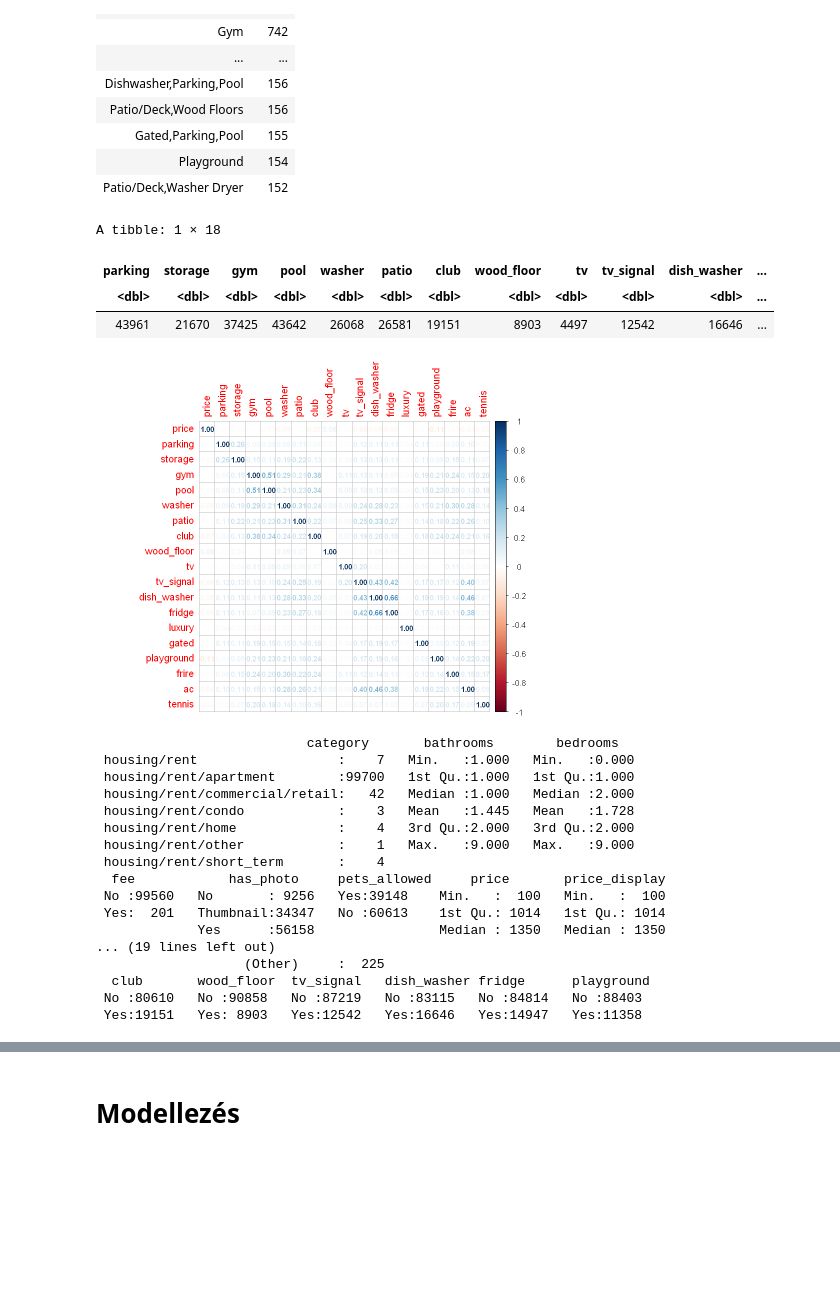
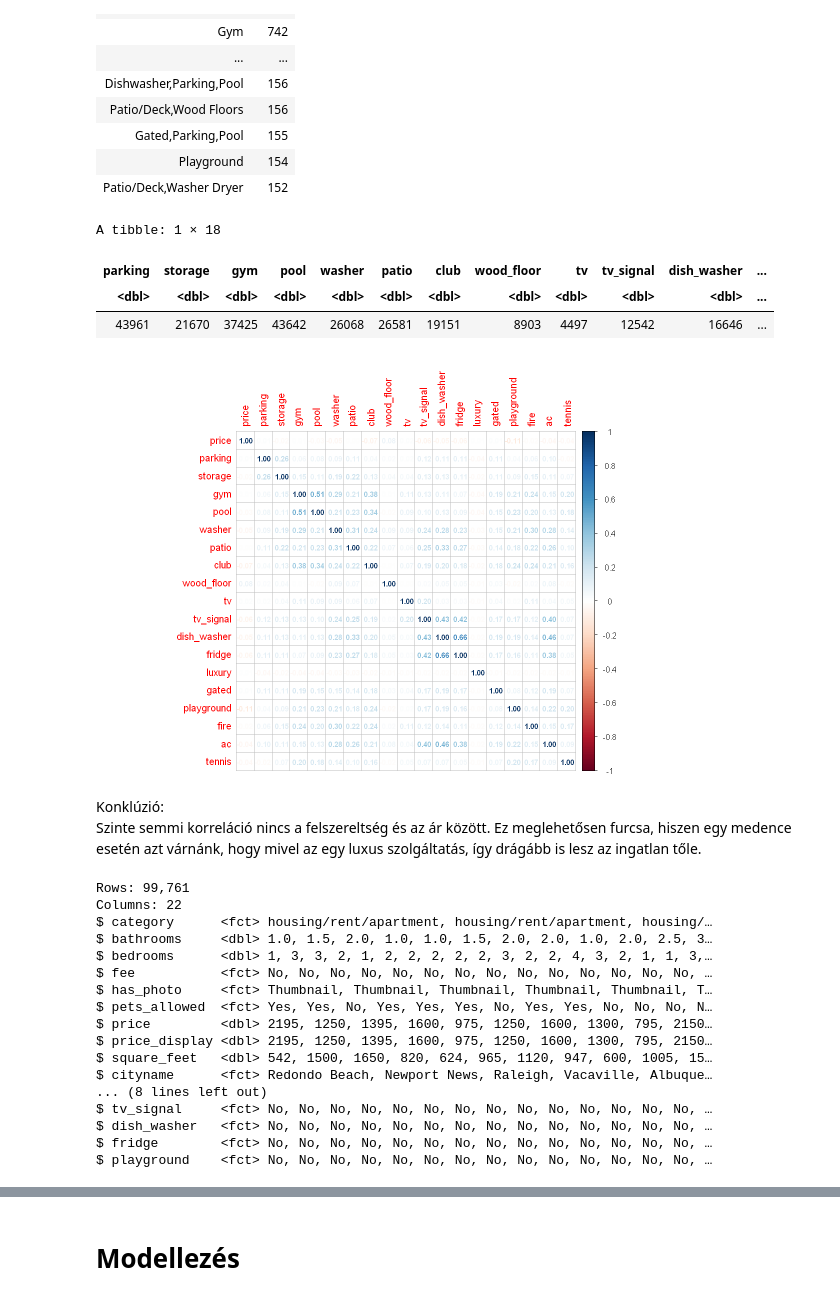
Before and after one commit to N0-0BIE/EX9BLV_ABTG, a Jupyter notebook: code/project.ipynb, the cells around one changed output, grey strips where cells are left out. Cells and saved outputs as stored; diff of their text form; code cells hidden in the pictures; blank space fills up the shorter version.

```diff
--- a/code/project.ipynb
+++ b/code/project.ipynb
@@ -321,40 +310,38 @@ mutate(parking     = as.numeric(grepl("Parking"           , amenities, fixed = T
        club        = as.numeric(grepl("Clubhouse"         , amenities, fixed = TRUE)),
        wood_floor  = as.numeric(grepl("Wood Floors"       , amenities, fixed = TRUE)),
        tv          = as.numeric(grepl("TV"                , amenities, fixed = TRUE)),
        tv_signal   = as.numeric(grepl("Cable or Satellite", amenities, fixed = TRUE)),
        dish_washer = as.numeric(grepl("Dishwasher"        , amenities, fixed = TRUE)),
        fridge      = as.numeric(grepl("Refrigerator"      , amenities, fixed = TRUE)),
        luxury      = as.numeric(grepl("Luxury"            , amenities, fixed = TRUE)),
        gated       = as.numeric(grepl("Gated"             , amenities, fixed = TRUE)),
        playground  = as.numeric(grepl("Playground"        , amenities, fixed = TRUE)),
-       frire       = as.numeric(grepl("Fireplace"         , amenities, fixed = TRUE)),
+       fire        = as.numeric(grepl("Fireplace"         , amenities, fixed = TRUE)),
        ac          = as.numeric(grepl("AC"                , amenities, fixed = TRUE)),
        tennis      = as.numeric(grepl("Tennis"            , amenities, fixed = TRUE)),
 ) %>%
 select(-amenities)
 
 # Az érintett darabszámok vizsgálata
 df_amenities_list = df_amenities %>%
 select(-price) %>%
 summarise_all(sum)
 
 head(df_amenities_list)
 
 # Korreláció vizsgálata a price-hoz képest
 df_amenities %>%
 cor() %>%
 corrplot(method="number", number.cex=0.75)
-
-# Konklúzió:
-# Szinte semmi korreláció nincs a felszereltség és az ár között.
-# Ez meglehetősen furcsa, hiszen egy medence esetén azt várnánk,
-# hogy mivel az egy luxus szolgáltatás, így drágább is lesz.
 # %% [output]
 A tibble: 1 × 18
 | parking | storage | gym | pool | washer | patio | club | wood_floor | tv | tv_signal | dish_washer | ... |
 | <dbl> | <dbl> | <dbl> | <dbl> | <dbl> | <dbl> | <dbl> | <dbl> | <dbl> | <dbl> | <dbl> | ... |
 | 43961 | 21670 | 37425 | 43642 | 26068 | 26581 | 19151 | 8903 | 4497 | 12542 | 16646 | ... |
-[figure, old version]
+[figure, new version]
+# %% [markdown]
+Konklúzió:
+Szinte semmi korreláció nincs a felszereltség és az ár között. Ez meglehetősen furcsa, hiszen egy medence esetén azt várnánk, hogy mivel az egy luxus szolgáltatás, így drágább is lesz az ingatlan tőle.
 # %%
 # Amenities (felszereltség) kategória kezelése 3.
 # A vizsgálat alapján a legjobb korrelációjú felszereltségek felhasználása
@@ -379,25 +366,25 @@ dfc = mutate(dfc,
 
 dfc = select(dfc, -amenities)
 
-summary(dfc)
+glimpse(dfc)
 # %% [output]
-                           category       bathrooms        bedrooms
- housing/rent                  :    7   Min.   :1.000   Min.   :0.000
- housing/rent/apartment        :99700   1st Qu.:1.000   1st Qu.:1.000
- housing/rent/commercial/retail:   42   Median :1.000   Median :2.000
- housing/rent/condo            :    3   Mean   :1.445   Mean   :1.728
- housing/rent/home             :    4   3rd Qu.:2.000   3rd Qu.:2.000
- housing/rent/other            :    1   Max.   :9.000   Max.   :9.000
- housing/rent/short_term       :    4
-  fee            has_photo     pets_allowed     price       price_display
- No :99560   No       : 9256   Yes:39148    Min.   :  100   Min.   :  100
- Yes:  201   Thumbnail:34347   No :60613    1st Qu.: 1014   1st Qu.: 1014
-             Yes      :56158                Median : 1350   Median : 1350
-... (19 lines left out)
-                   (Other)     :  225
-  club       wood_floor  tv_signal   dish_washer fridge      playground
- No :80610   No :90858   No :87219   No :83115   No :84814   No :88403
- Yes:19151   Yes: 8903   Yes:12542   Yes:16646   Yes:14947   Yes:11358
+Rows: 99,761
+Columns: 22
+$ category      <fct> housing/rent/apartment, housing/rent/apartment, housing/…
+$ bathrooms     <dbl> 1.0, 1.5, 2.0, 1.0, 1.0, 1.5, 2.0, 2.0, 1.0, 2.0, 2.5, 3…
+$ bedrooms      <dbl> 1, 3, 3, 2, 1, 2, 2, 2, 2, 2, 3, 2, 2, 4, 3, 2, 1, 1, 3,…
+$ fee           <fct> No, No, No, No, No, No, No, No, No, No, No, No, No, No, …
+$ has_photo     <fct> Thumbnail, Thumbnail, Thumbnail, Thumbnail, Thumbnail, T…
+$ pets_allowed  <fct> Yes, Yes, No, Yes, Yes, Yes, No, Yes, Yes, No, No, No, N…
+$ price         <dbl> 2195, 1250, 1395, 1600, 975, 1250, 1600, 1300, 795, 2150…
+$ price_display <dbl> 2195, 1250, 1395, 1600, 975, 1250, 1600, 1300, 795, 2150…
+$ square_feet   <dbl> 542, 1500, 1650, 820, 624, 965, 1120, 947, 600, 1005, 15…
+$ cityname      <fct> Redondo Beach, Newport News, Raleigh, Vacaville, Albuque…
+... (8 lines left out)
+$ tv_signal     <fct> No, No, No, No, No, No, No, No, No, No, No, No, No, No, …
+$ dish_washer   <fct> No, No, No, No, No, No, No, No, No, No, No, No, No, No, …
+$ fridge        <fct> No, No, No, No, No, No, No, No, No, No, No, No, No, No, …
+$ playground    <fct> No, No, No, No, No, No, No, No, No, No, No, No, No, No, …
 # %%
 # Numerikus értékek korrelációs vizsgálata
 
```
Also changed, not shown: parts of 39 cells of this notebook.
